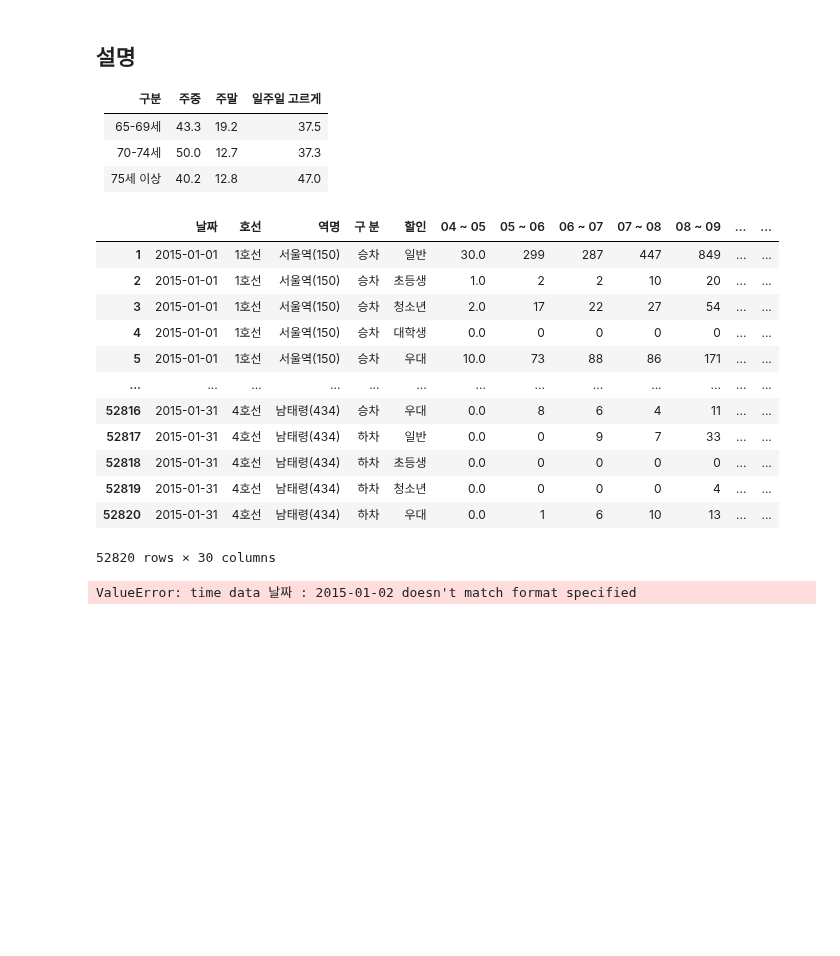
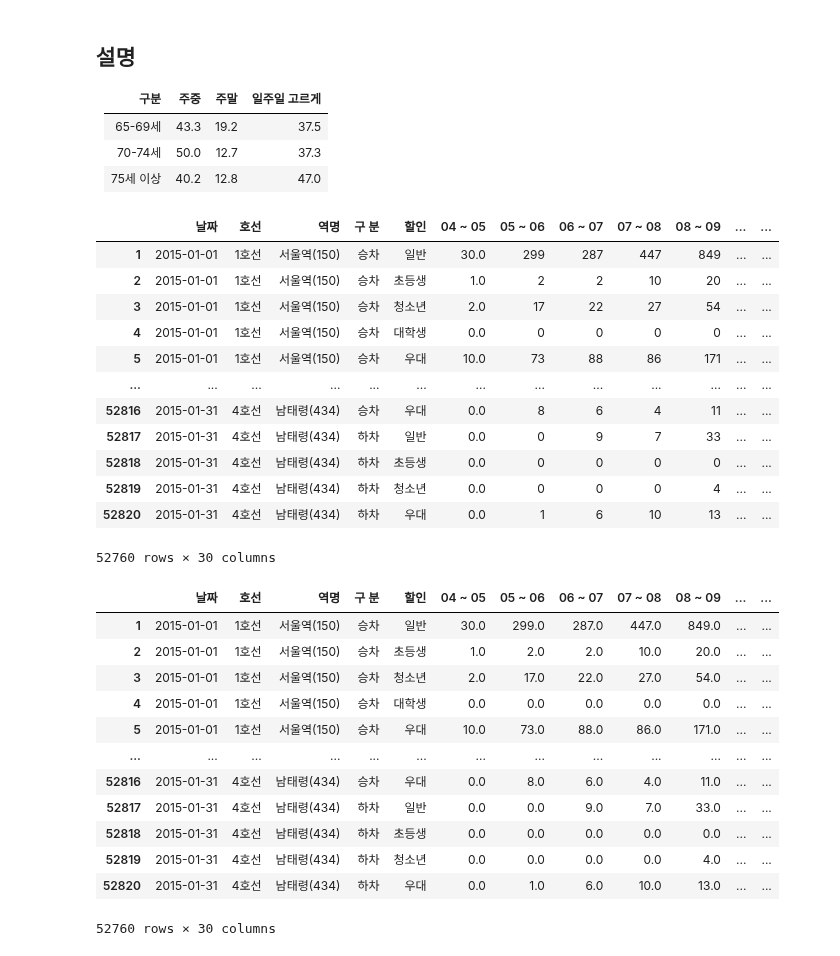
Before and after one commit to lg960214/DACON_Seoul_6, a Jupyter notebook: case_1.ipynb, the cells around one changed output. Cells and saved outputs as stored; diff of their text form; code cells hidden in the pictures; blank space fills up the shorter version.

```diff
--- a/case_1.ipynb
+++ b/case_1.ipynb
@@ -300,10 +302,9 @@ fname = fname_list[0]
 
 wb = open_workbook(target_dir+'/'+fname, logfile=open(os.devnull, 'w'))
 df = pd.read_excel(wb, engine='xlrd')
-df = df.drop(0, axis=0)
 df = df.drop('날짜', axis=1)
-df = df.drop(len(df), axis=0)
 df = df.rename(columns={'Unnamed: 1':'날짜'})
+df = df.dropna(axis=0)
 
 df
 # %% [output]
@@ -319,20 +320,37 @@ df
 | 52818 | 2015-01-31 | 4호선 | 남태령(434) | 하차 | 초등생 | 0.0 | 0 | 0 | 0 | 0 | ... | ... |
 | 52819 | 2015-01-31 | 4호선 | 남태령(434) | 하차 | 청소년 | 0.0 | 0 | 0 | 0 | 4 | ... | ... |
 | 52820 | 2015-01-31 | 4호선 | 남태령(434) | 하차 | 우대 | 0.0 | 1 | 6 | 10 | 13 | ... | ... |
-52820 rows × 30 columns
+52760 rows × 30 columns
 # %%
 col_list = list(df.columns[6:len(df.columns)-1])
 
 for c in col_list:
     try:
         df[c] = df[c].str.replace(',', '').astype(float)
     except:
         pass
 
 df['날짜'] = pd.to_datetime(df['날짜'], format='%Y-%m-%d')
 
+weekday_ = [0,1,2,3,4]
+weekend_ = [5,6]
+
+df_w1 = df.query('날짜.dt.dayofweek in @weekday_')
+df_w2 = df.query('날짜.dt.dayofweek in @weekend_')
 
 df
 # %% [output]
+|  | 날짜 | 호선 | 역명 | 구 분 | 할인 | 04 ~ 05 | 05 ~ 06 | 06 ~ 07 | 07 ~ 08 | 08 ~ 09 | ... | ... |
+| 1 | 2015-01-01 | 1호선 | 서울역(150) | 승차 | 일반 | 30.0 | 299.0 | 287.0 | 447.0 | 849.0 | ... | ... |
+| 2 | 2015-01-01 | 1호선 | 서울역(150) | 승차 | 초등생 | 1.0 | 2.0 | 2.0 | 10.0 | 20.0 | ... | ... |
+| 3 | 2015-01-01 | 1호선 | 서울역(150) | 승차 | 청소년 | 2.0 | 17.0 | 22.0 | 27.0 | 54.0 | ... | ... |
+| 4 | 2015-01-01 | 1호선 | 서울역(150) | 승차 | 대학생 | 0.0 | 0.0 | 0.0 | 0.0 | 0.0 | ... | ... |
+| 5 | 2015-01-01 | 1호선 | 서울역(150) | 승차 | 우대 | 10.0 | 73.0 | 88.0 | 86.0 | 171.0 | ... | ... |
+| ... | ... | ... | ... | ... | ... | ... | ... | ... | ... | ... | ... | ... |
+| 52816 | 2015-01-31 | 4호선 | 남태령(434) | 승차 | 우대 | 0.0 | 8.0 | 6.0 | 4.0 | 11.0 | ... | ... |
+| 52817 | 2015-01-31 | 4호선 | 남태령(434) | 하차 | 일반 | 0.0 | 0.0 | 9.0 | 7.0 | 33.0 | ... | ... |
+| 52818 | 2015-01-31 | 4호선 | 남태령(434) | 하차 | 초등생 | 0.0 | 0.0 | 0.0 | 0.0 | 0.0 | ... | ... |
+| 52819 | 2015-01-31 | 4호선 | 남태령(434) | 하차 | 청소년 | 0.0 | 0.0 | 0.0 | 0.0 | 4.0 | ... | ... |
+| 52820 | 2015-01-31 | 4호선 | 남태령(434) | 하차 | 우대 | 0.0 | 1.0 | 6.0 | 10.0 | 13.0 | ... | ... |
-ValueError: time data 날짜 : 2015-01-02 doesn't match format specified
+52760 rows × 30 columns
 # %%
```
Also changed, not shown: parts of 7 cells of this notebook.
